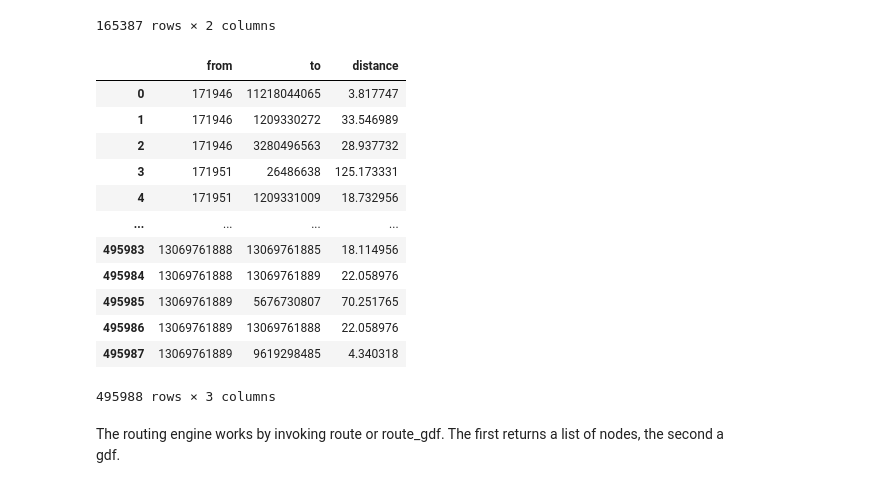
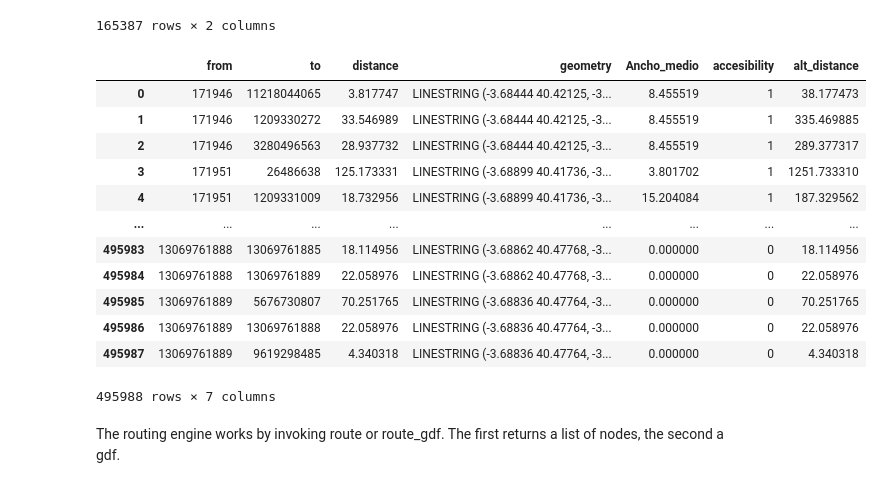
Before and after one commit to mehrrero/madrid_open_data, a Jupyter notebook: notebooks/example.ipynb, the cells around one changed output. Saved outputs shown, nothing was run; the diff lists cells and outputs as text; code cells hidden in the pictures.

```diff
--- a/notebooks/example.ipynb
+++ b/notebooks/example.ipynb
@@ -90,6 +90,9 @@ INFO:rampa.query.duckdb_tools:Loaded layer ACCESIBILIDAD_ACERAS_2024 from databa
 # %% [markdown]
 We can start by downloading the graph defined by a boundary. The optional argument db allows us to store the graph using duckdb.
 # %%
+lay = ArcGISQuery('https://sigma.madrid.es/hosted/rest/services/CARTOGRAFIA/ANCHO_MEDIO_VIARIO/MapServer/0')
+lay.create_layer()
+aceras = lay.query(where="1=1")
 madrid = ox.geocoder.geocode_to_gdf('R5326784', by_osmid=True)
-net = Network(madrid, db=project_root + '/rampa/data/grafo.db', store=True)
+net = Network(madrid, db=project_root + '/rampa/data/grafo.db', db_alt=project_root + '/rampa/data/grafo_alt.db', aceras=aceras, row='Ancho_medio', store=True)
 # %% [output]
@@ -131,21 +146,21 @@ net_db.nodes
 | 13069761889 | -3.688359 | 40.477641 |
 165387 rows × 2 columns
 # %%
-net_db.edges
+net.edges_alt
 # %% [output]
-|  | from | to | distance |
-| 0 | 171946 | 11218044065 | 3.817747 |
-| 1 | 171946 | 1209330272 | 33.546989 |
-| 2 | 171946 | 3280496563 | 28.937732 |
-| 3 | 171951 | 26486638 | 125.173331 |
-| 4 | 171951 | 1209331009 | 18.732956 |
-| ... | ... | ... | ... |
-| 495983 | 13069761888 | 13069761885 | 18.114956 |
-| 495984 | 13069761888 | 13069761889 | 22.058976 |
-| 495985 | 13069761889 | 5676730807 | 70.251765 |
-| 495986 | 13069761889 | 13069761888 | 22.058976 |
-| 495987 | 13069761889 | 9619298485 | 4.340318 |
+|  | from | to | distance | geometry | Ancho_medio | accesibility | alt_distance |
+| 0 | 171946 | 11218044065 | 3.817747 | LINESTRING (-3.68444 40.42125, -3... | 8.455519 | 1 | 38.177473 |
+| 1 | 171946 | 1209330272 | 33.546989 | LINESTRING (-3.68444 40.42125, -3... | 8.455519 | 1 | 335.469885 |
+| 2 | 171946 | 3280496563 | 28.937732 | LINESTRING (-3.68444 40.42125, -3... | 8.455519 | 1 | 289.377317 |
+| 3 | 171951 | 26486638 | 125.173331 | LINESTRING (-3.68899 40.41736, -3... | 3.801702 | 1 | 1251.733310 |
+| 4 | 171951 | 1209331009 | 18.732956 | LINESTRING (-3.68899 40.41736, -3... | 15.204084 | 1 | 187.329562 |
+| ... | ... | ... | ... | ... | ... | ... | ... |
+| 495983 | 13069761888 | 13069761885 | 18.114956 | LINESTRING (-3.68862 40.47768, -3... | 0.000000 | 0 | 18.114956 |
+| 495984 | 13069761888 | 13069761889 | 22.058976 | LINESTRING (-3.68862 40.47768, -3... | 0.000000 | 0 | 22.058976 |
+| 495985 | 13069761889 | 5676730807 | 70.251765 | LINESTRING (-3.68836 40.47764, -3... | 0.000000 | 0 | 70.251765 |
+| 495986 | 13069761889 | 13069761888 | 22.058976 | LINESTRING (-3.68836 40.47764, -3... | 0.000000 | 0 | 22.058976 |
+| 495987 | 13069761889 | 9619298485 | 4.340318 | LINESTRING (-3.68836 40.47764, -3... | 0.000000 | 0 | 4.340318 |
-495988 rows × 3 columns
+495988 rows × 7 columns
 # %% [markdown]
 The routing engine works by invoking route or route_gdf. The first returns a list of nodes, the second a gdf.
 # %%
```
Also changed, not shown: parts of 12 cells of this notebook, 10 other files.
